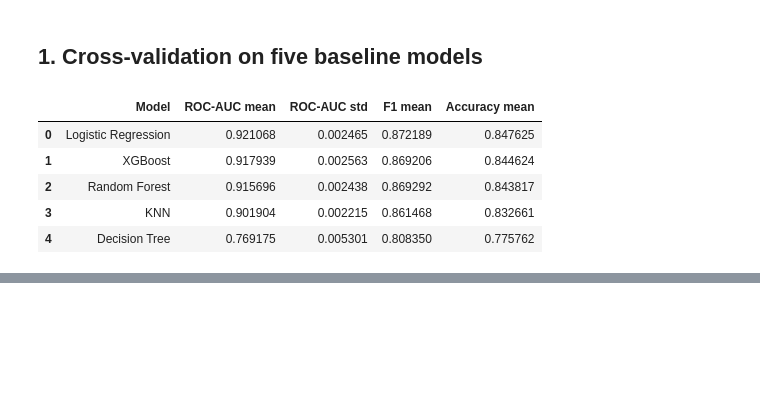
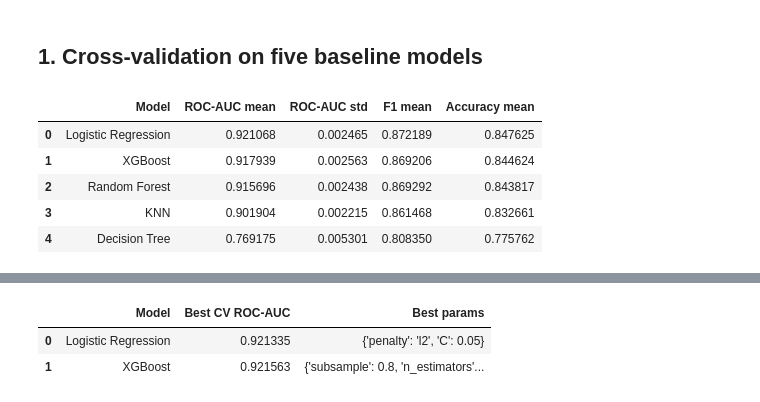
Before and after one commit to JakBialas/Student-Depression-Analysis, a Jupyter notebook: notebooks/03_modeling.ipynb, the cells around one changed output, grey strips where cells are left out. Drawn from its saved outputs; the diff is of its cells as text; code cells hidden in the pictures; blank space fills up the shorter version.

Commit message:
feat(modeling): notebook 03 part 2 — hyperparameter tuning top two models

```diff
--- a/notebooks/03_modeling.ipynb
+++ b/notebooks/03_modeling.ipynb
@@ -42,0 +47,6 @@ cv_results
+# %%
+from sklearn.model_selection import RandomizedSearchCV, StratifiedKFold
+
+cv = StratifiedKFold(n_splits=5, shuffle=True, random_state=RANDOM_STATE)
+top_two = cv_results["Model"].head(2).tolist()
+print("Tuning:", top_two)
@@ -42,0 +83,20 @@ cv_results
+# %%
+tuned = {}
+tuning_results = []
+for name in top_two:
+    print(f"\nTuning {name}...")
+    pipe = get_models()[name]
+    search = RandomizedSearchCV(
+        pipe, PARAM_GRIDS[name],
+        n_iter=20, scoring="roc_auc", cv=cv,
+        random_state=RANDOM_STATE, n_jobs=-1, verbose=1,
+    )
+    search.fit(X_train, y_train)
+    print(f"Best ROC-AUC: {search.best_score_:.4f}")
+    print(f"Best params: {search.best_params_}")
+    tuned[name] = search.best_estimator_
+    tuning_results.append({
+        "Model": name,
+        "Best CV ROC-AUC": search.best_score_,
+        "Best params": {k.replace("model__", ""): v for k, v in search.best_params_.items()},
+    })
@@ -42,0 +113,7 @@ cv_results
+# %%
+tuned_summary = pd.DataFrame(tuning_results)
+tuned_summary
+# %% [output]
+|  | Model | Best CV ROC-AUC | Best params |
+| 0 | Logistic Regression | 0.921335 | {'penalty': 'l2', 'C': 0.05} |
+| 1 | XGBoost | 0.921563 | {'subsample': 0.8, 'n_estimators'... |
```
Also changed, not shown: parts of 4 cells of this notebook.
